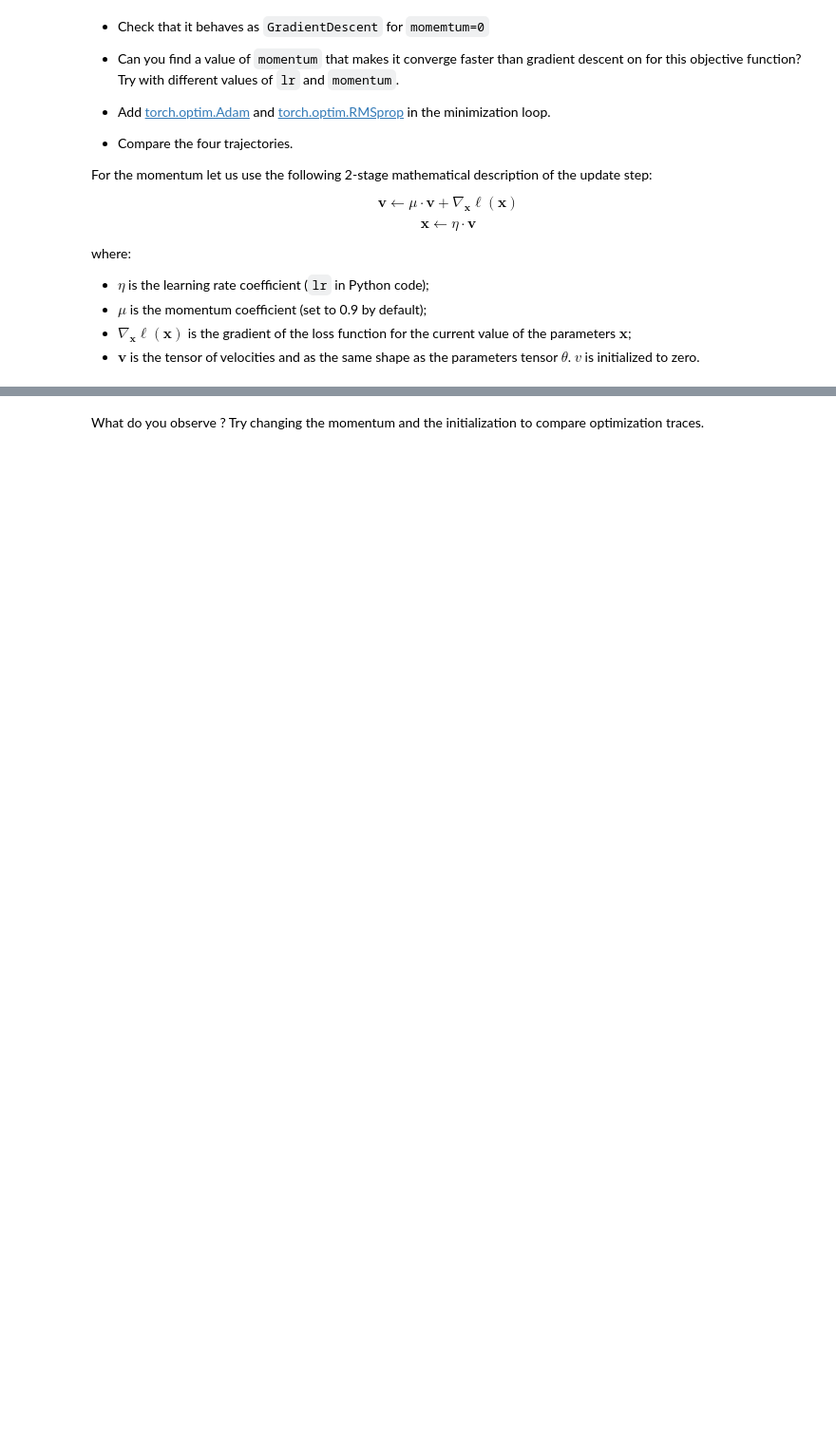
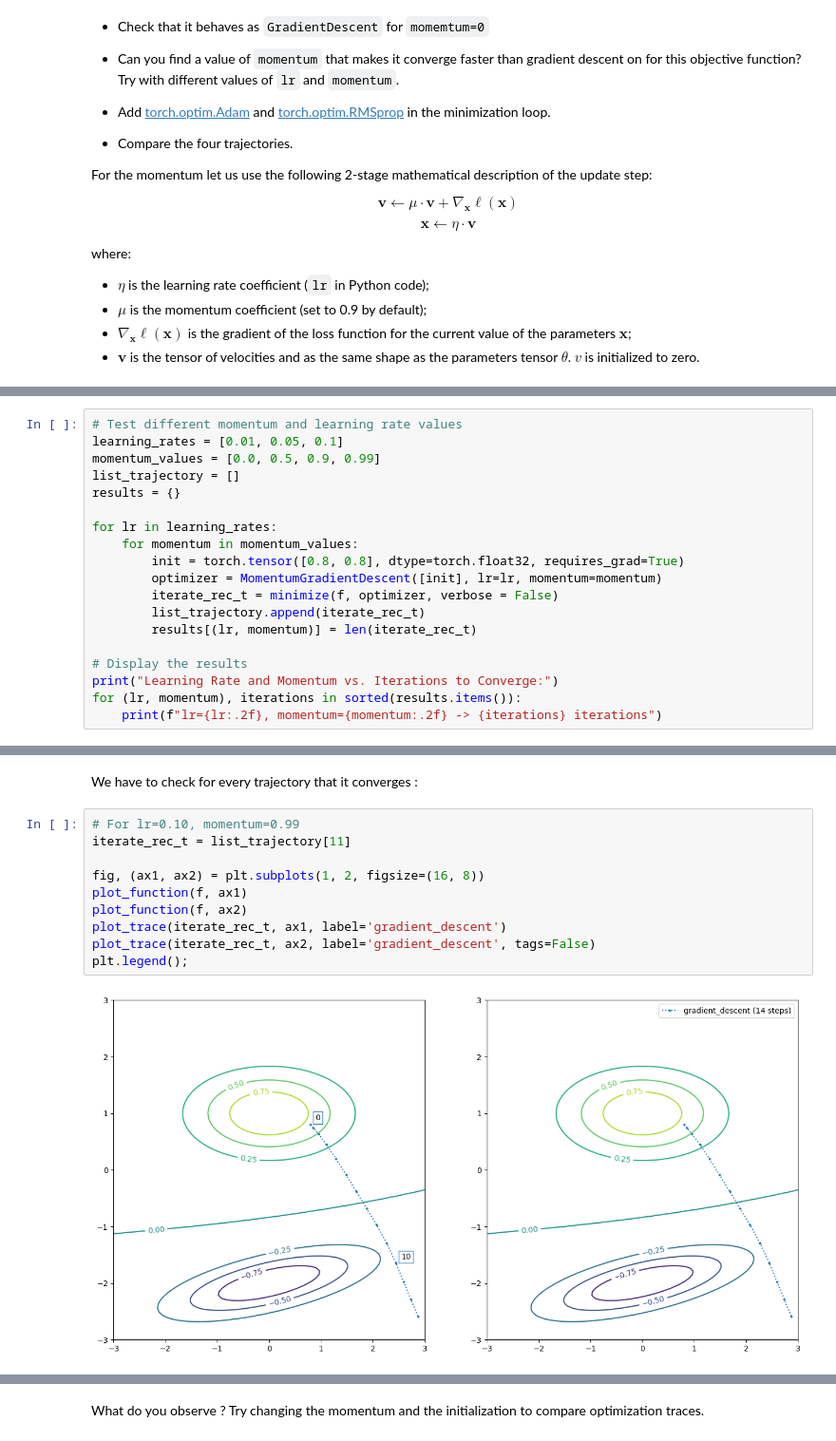
Before and after one commit to theodruilhe/OptimizationDeepLearning, a Jupyter notebook: projet_notebook.ipynb, the cells around one changed output, grey strips where cells are left out. Shown at 95% size. Cells and saved outputs as stored; diff of their text form; blank space fills up the shorter version.

```diff
--- a/projet_notebook.ipynb
+++ b/projet_notebook.ipynb
@@ -564,0 +717,19 @@ class MomentumGradientDescent(GradientDescent):
+# %%
+# Test different momentum and learning rate values
+learning_rates = [0.01, 0.05, 0.1]
+momentum_values = [0.0, 0.5, 0.9, 0.99]
+list_trajectory = []
+results = {}
+
+for lr in learning_rates:
+    for momentum in momentum_values:
+        init = torch.tensor([0.8, 0.8], dtype=torch.float32, requires_grad=True)
+        optimizer = MomentumGradientDescent([init], lr=lr, momentum=momentum)
+        iterate_rec_t = minimize(f, optimizer, verbose = False)
+        list_trajectory.append(iterate_rec_t)
+        results[(lr, momentum)] = len(iterate_rec_t)
+
+# Display the results
+print("Learning Rate and Momentum vs. Iterations to Converge:")
+for (lr, momentum), iterations in sorted(results.items()):
+    print(f"lr={lr:.2f}, momentum={momentum:.2f} -> {iterations} iterations")
@@ -564,0 +750,14 @@ class MomentumGradientDescent(GradientDescent):
+# %% [markdown]
+We have to check for every trajectory that it converges :
+# %%
+# For lr=0.10, momentum=0.99
+iterate_rec_t = list_trajectory[11]
+
+fig, (ax1, ax2) = plt.subplots(1, 2, figsize=(16, 8))
+plot_function(f, ax1)
+plot_function(f, ax2)
+plot_trace(iterate_rec_t, ax1, label='gradient_descent')
+plot_trace(iterate_rec_t, ax2, label='gradient_descent', tags=False)
+plt.legend();
+# %% [output]
+[figure, added]
```
Also changed, not shown: parts of 46 cells of this notebook.
